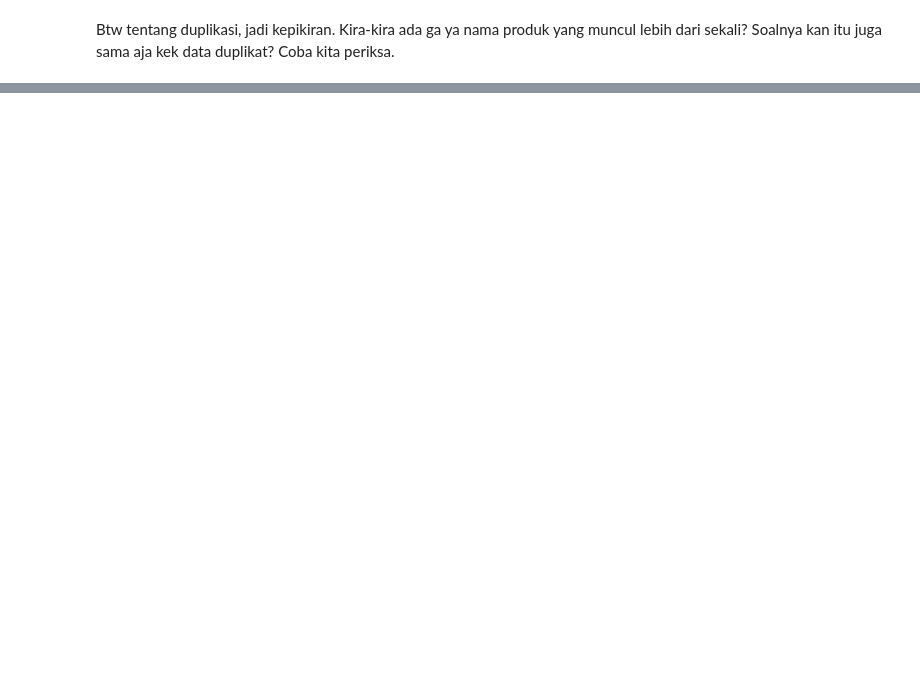
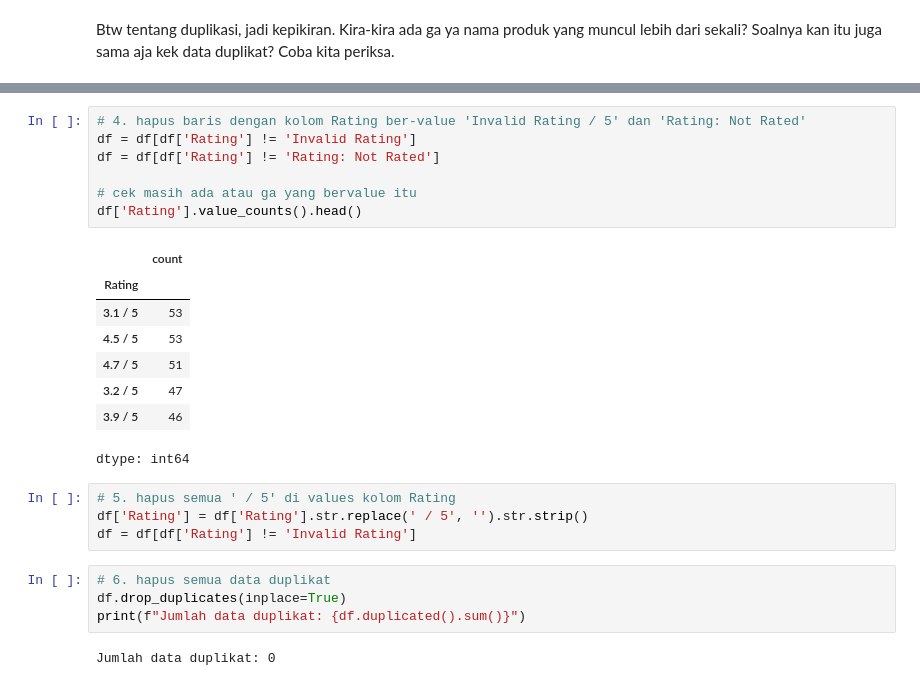
Before and after one commit to dinanabila/eda-notebooks, a Jupyter notebook: 2025/eda_submission_pemda_dicoding.ipynb, the cells around one changed output, grey strips where cells are left out. Drawn from its saved outputs; the diff is of its cells as text; blank space fills up the shorter version.

```diff
--- a/2025/eda_submission_pemda_dicoding.ipynb
+++ b/2025/eda_submission_pemda_dicoding.ipynb
@@ -100,0 +212,26 @@ df.info()
+# %%
+# 4. hapus baris dengan kolom Rating ber-value 'Invalid Rating / 5' dan 'Rating: Not Rated'
+df = df[df['Rating'] != 'Invalid Rating']
+df = df[df['Rating'] != 'Rating: Not Rated']
+
+# cek masih ada atau ga yang bervalue itu
+df['Rating'].value_counts().head()
+# %% [output]
+|  | count |
+| Rating |  |
+| 3.1 / 5 | 53 |
+| 4.5 / 5 | 53 |
+| 4.7 / 5 | 51 |
+| 3.2 / 5 | 47 |
+| 3.9 / 5 | 46 |
+dtype: int64
+# %%
+# 5. hapus semua ' / 5' di values kolom Rating
+df['Rating'] = df['Rating'].str.replace(' / 5', '').str.strip()
+df = df[df['Rating'] != 'Invalid Rating']
+# %%
+# 6. hapus semua data duplikat
+df.drop_duplicates(inplace=True)
+print(f"Jumlah data duplikat: {df.duplicated().sum()}")
+# %% [output]
+Jumlah data duplikat: 0
```
Also changed, not shown: parts of 40 cells of this notebook.
